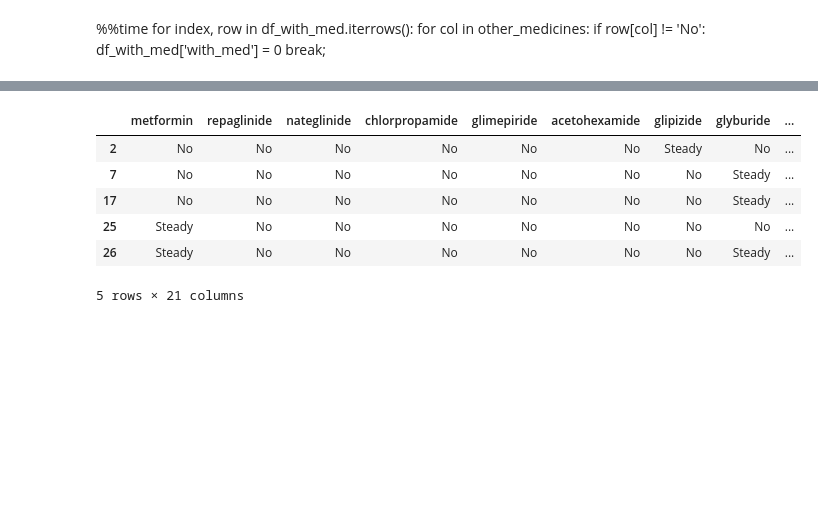
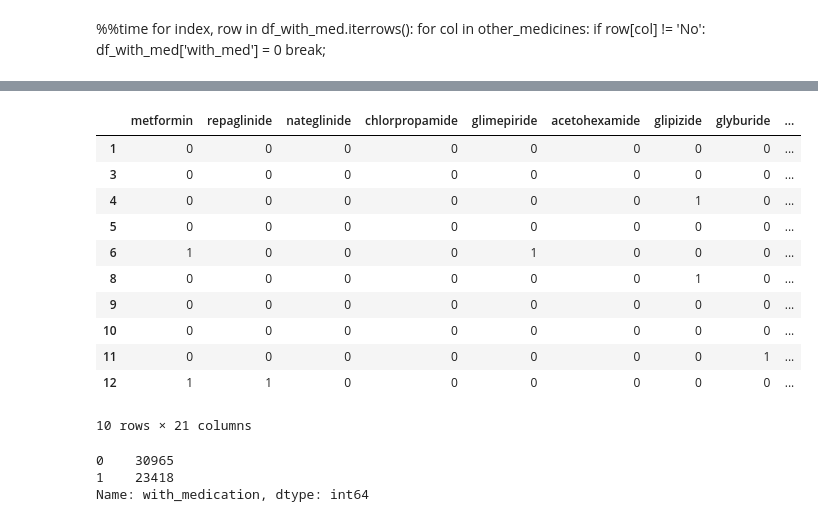
Before and after one commit to gauravkantrod/GLProject, a Jupyter notebook: Diabetes.ipynb, the cells around one changed output, grey strips where cells are left out. Drawn from its saved outputs; the diff is of its cells as text; code cells hidden in the pictures; blank space fills up the shorter version.

Commit message:
Update Diabetes.ipynb
computed and updated the medication_list column in df

```diff
--- a/Diabetes.ipynb
+++ b/Diabetes.ipynb
@@ -412,0 +408,8 @@ Wall time: 1.78 s
+# %%
+for col in df.columns:
+    df[col].replace(['Up','Steady','Down'], 1, inplace = True)
+    df[col].replace('No', 0, inplace = True)
+# %%
+%%time
+
+with_medication_lst = df.sum(axis = 1, skipna = True)
@@ -412,0 +442,8 @@ Wall time: 1.78 s
+# %%
+new_med=[]
+for i in with_medication_lst:
+    if i > 0:
+        new_med.append(1)
+    else:
+        new_med.append(0)
+new_med
@@ -413,12 +468,23 @@ Wall time: 1.78 s
 # %%
-df['with_medication'] = with_medication_lst
+df['with_medication'] = new_med
 # %%
-df.head()
+df.head(10)
 # %% [output]
 |  | metformin | repaglinide | nateglinide | chlorpropamide | glimepiride | acetohexamide | glipizide | glyburide | ... |
-| 2 | No | No | No | No | No | No | Steady | No | ... |
-| 7 | No | No | No | No | No | No | No | Steady | ... |
-| 17 | No | No | No | No | No | No | No | Steady | ... |
-| 25 | Steady | No | No | No | No | No | No | No | ... |
-| 26 | Steady | No | No | No | No | No | No | Steady | ... |
+| 1 | 0 | 0 | 0 | 0 | 0 | 0 | 0 | 0 | ... |
+| 3 | 0 | 0 | 0 | 0 | 0 | 0 | 0 | 0 | ... |
+| 4 | 0 | 0 | 0 | 0 | 0 | 0 | 1 | 0 | ... |
+| 5 | 0 | 0 | 0 | 0 | 0 | 0 | 0 | 0 | ... |
+| 6 | 1 | 0 | 0 | 0 | 1 | 0 | 0 | 0 | ... |
+| 8 | 0 | 0 | 0 | 0 | 0 | 0 | 1 | 0 | ... |
+| 9 | 0 | 0 | 0 | 0 | 0 | 0 | 0 | 0 | ... |
+| 10 | 0 | 0 | 0 | 0 | 0 | 0 | 0 | 0 | ... |
+| 11 | 0 | 0 | 0 | 0 | 0 | 0 | 0 | 1 | ... |
+| 12 | 1 | 1 | 0 | 0 | 0 | 0 | 0 | 0 | ... |
-5 rows × 21 columns
+10 rows × 21 columns
+# %%
+df['with_medication'].value_counts()
+# %% [output]
+0    30965
+1    23418
+Name: with_medication, dtype: int64
```
Also changed, not shown: parts of 13 cells of this notebook.
